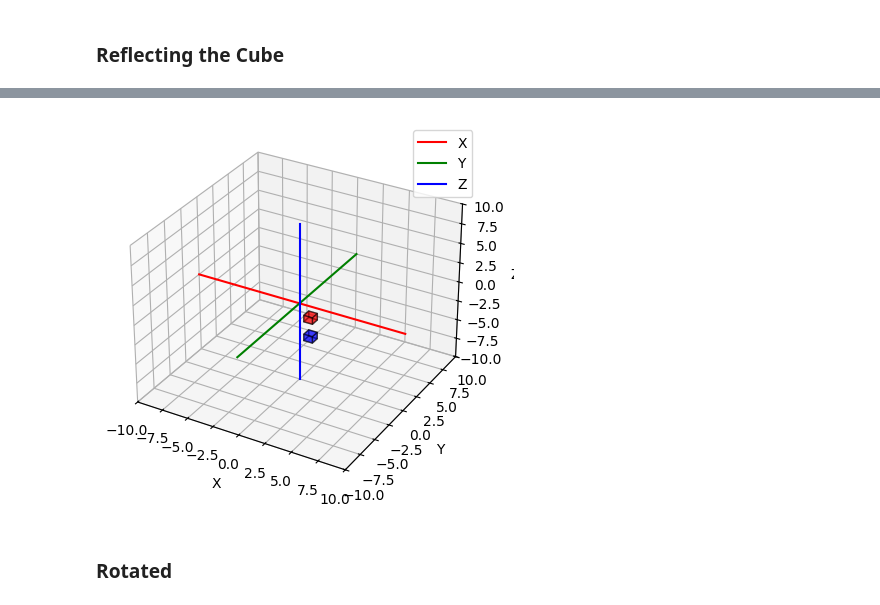
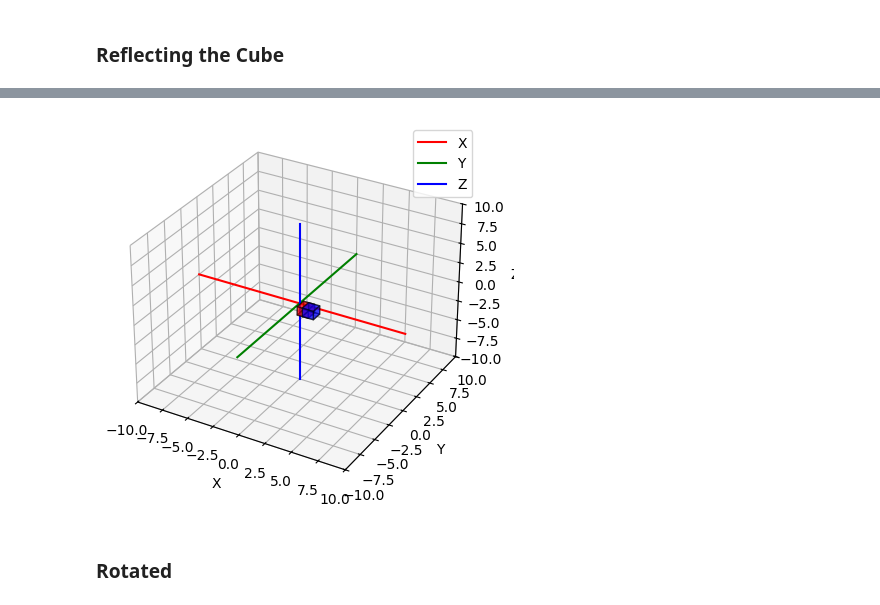
Before and after one commit to stellafff25/CompVision_2, a Jupyter notebook: Lab4.ipynb, the cells around one changed output, grey strips where cells are left out. Drawn from its saved outputs; the diff is of its cells as text; code cells hidden in the pictures.

```diff
--- a/Lab4.ipynb
+++ b/Lab4.ipynb
@@ -76,9 +85,28 @@ def plot_cubes(original_vertices, transformed_vertices, colors=["blue", "red"],
 ### Scaling the Cube
 # %%
 def scale_cube(vertices, scale_factor):
-    center = vertices.mean(axis=0)
-    scaled_vertices = (vertices - center) * scale_factor + center
-    return scaled_vertices
+    vertices_homogeneous = np.column_stack((vertices, np.ones(vertices.shape[0])))
+
+    center = np.mean(vertices, axis=0)
+
+    T = np.array([[1, 0, 0, -center[0]],
+                  [0, 1, 0, -center[1]],
+                  [0, 0, 1, -center[2]],
+                  [0, 0, 0, 1]])
+
+    S = np.array([[scale_factor, 0, 0, 0],
+                  [0, scale_factor, 0, 0],
+                  [0, 0, scale_factor, 0],
+                  [0, 0, 0, 1]])
+
+    T_inv = np.array([[1, 0, 0, center[0]],
+                      [0, 1, 0, center[1]],
+                      [0, 0, 1, center[2]],
+                      [0, 0, 0, 1]])
+
+    scaled_vertices_homogeneous = vertices_homogeneous @ T.T @ S.T @ T_inv.T
+
+    return scaled_vertices_homogeneous[:, :3]
 # %%
 cube_vertices = create_random_cube()
 
@@ -130,11 +158,11 @@ def reflect_cube_plane(vertices, plane="XY"):
     reflected_vertices_homogeneous = vertices_homogeneous @ reflection_matrix.T
     return reflected_vertices_homogeneous[:, :3]
 # %%
-reflected_vertices_plane = reflect_cube_plane(scaled_vertices)
+reflected_vertices_plane = reflect_cube_plane(scaled_vertices, "YZ")
 
 plot_cubes(scaled_vertices, reflected_vertices_plane)
 # %% [output]
-[figure, old version]
+[figure, new version]
 # %% [markdown]
 ### Rotated
 # %%
```
Also changed, not shown: parts of 11 cells of this notebook, 2 other files.
